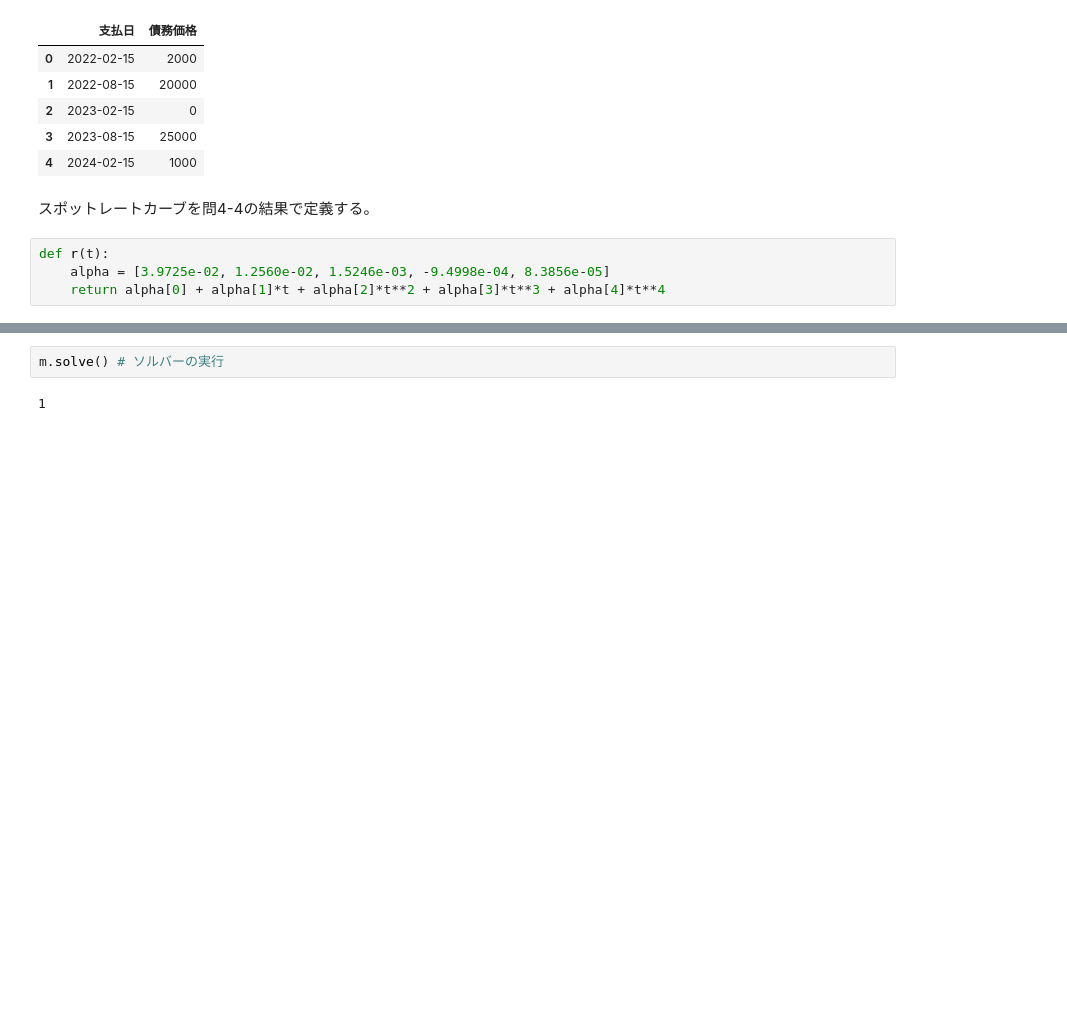
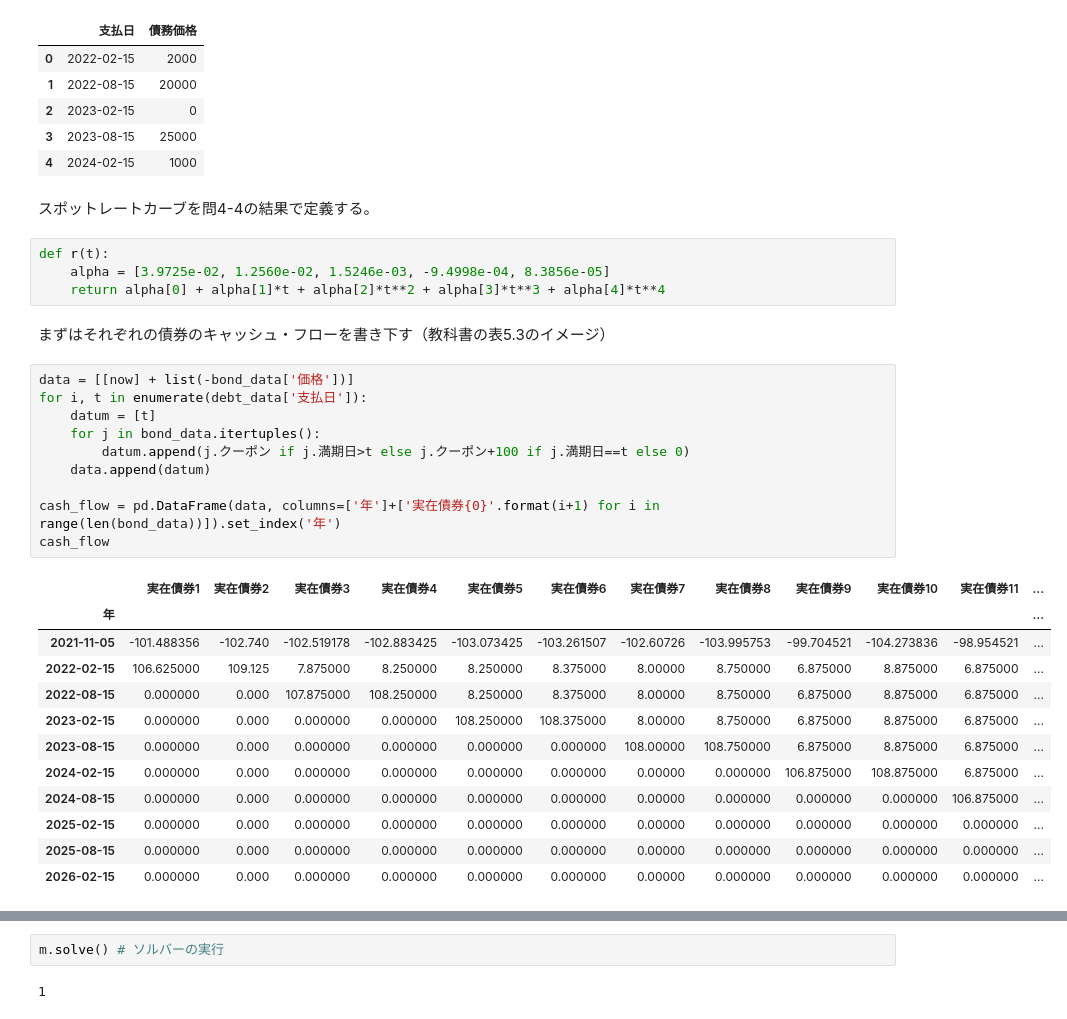
Before and after one commit to ryuichi-tate/seminar-financial-engineering, a Jupyter notebook: my-answer/5-6.ipynb, the cells around one changed output, grey strips where cells are left out. Saved outputs shown, nothing was run; the diff lists cells and outputs as text; blank space fills up the shorter version.

```diff
--- a/my-answer/5-6.ipynb
+++ b/my-answer/5-6.ipynb
@@ -65,3 +74,28 @@ debt_data.head()
 def r(t):
     alpha = [3.9725e-02, 1.2560e-02, 1.5246e-03, -9.4998e-04, 8.3856e-05]
     return alpha[0] + alpha[1]*t + alpha[2]*t**2 + alpha[3]*t**3 + alpha[4]*t**4
+# %% [markdown]
+まずはそれぞれの債券のキャッシュ・フローを書き下す（教科書の表5.3のイメージ）
+# %%
+data = [[now] + list(-bond_data['価格'])]
+for i, t in enumerate(debt_data['支払日']):
+    datum = [t]
+    for j in bond_data.itertuples():
+        datum.append(j.クーポン if j.満期日>t else j.クーポン+100 if j.満期日==t else 0)
+    data.append(datum)
+
+cash_flow = pd.DataFrame(data, columns=['年']+['実在債券{0}'.format(i+1) for i in range(len(bond_data))]).set_index('年')
+cash_flow
+# %% [output]
+|  | 実在債券1 | 実在債券2 | 実在債券3 | 実在債券4 | 実在債券5 | 実在債券6 | 実在債券7 | 実在債券8 | 実在債券9 | 実在債券10 | 実在債券11 | ... |
+| 年 |  |  |  |  |  |  |  |  |  |  |  | ... |
+| 2021-11-05 | -101.488356 | -102.740 | -102.519178 | -102.883425 | -103.073425 | -103.261507 | -102.60726 | -103.995753 | -99.704521 | -104.273836 | -98.954521 | ... |
+| 2022-02-15 | 106.625000 | 109.125 | 7.875000 | 8.250000 | 8.250000 | 8.375000 | 8.00000 | 8.750000 | 6.875000 | 8.875000 | 6.875000 | ... |
+| 2022-08-15 | 0.000000 | 0.000 | 107.875000 | 108.250000 | 8.250000 | 8.375000 | 8.00000 | 8.750000 | 6.875000 | 8.875000 | 6.875000 | ... |
+| 2023-02-15 | 0.000000 | 0.000 | 0.000000 | 0.000000 | 108.250000 | 108.375000 | 8.00000 | 8.750000 | 6.875000 | 8.875000 | 6.875000 | ... |
+| 2023-08-15 | 0.000000 | 0.000 | 0.000000 | 0.000000 | 0.000000 | 0.000000 | 108.00000 | 108.750000 | 6.875000 | 8.875000 | 6.875000 | ... |
+| 2024-02-15 | 0.000000 | 0.000 | 0.000000 | 0.000000 | 0.000000 | 0.000000 | 0.00000 | 0.000000 | 106.875000 | 108.875000 | 6.875000 | ... |
+| 2024-08-15 | 0.000000 | 0.000 | 0.000000 | 0.000000 | 0.000000 | 0.000000 | 0.00000 | 0.000000 | 0.000000 | 0.000000 | 106.875000 | ... |
+| 2025-02-15 | 0.000000 | 0.000 | 0.000000 | 0.000000 | 0.000000 | 0.000000 | 0.00000 | 0.000000 | 0.000000 | 0.000000 | 0.000000 | ... |
+| 2025-08-15 | 0.000000 | 0.000 | 0.000000 | 0.000000 | 0.000000 | 0.000000 | 0.00000 | 0.000000 | 0.000000 | 0.000000 | 0.000000 | ... |
+| 2026-02-15 | 0.000000 | 0.000 | 0.000000 | 0.000000 | 0.000000 | 0.000000 | 0.00000 | 0.000000 | 0.000000 | 0.000000 | 0.000000 | ... |
```
Also changed, not shown: parts of 31 cells of this notebook, 2 other files.
